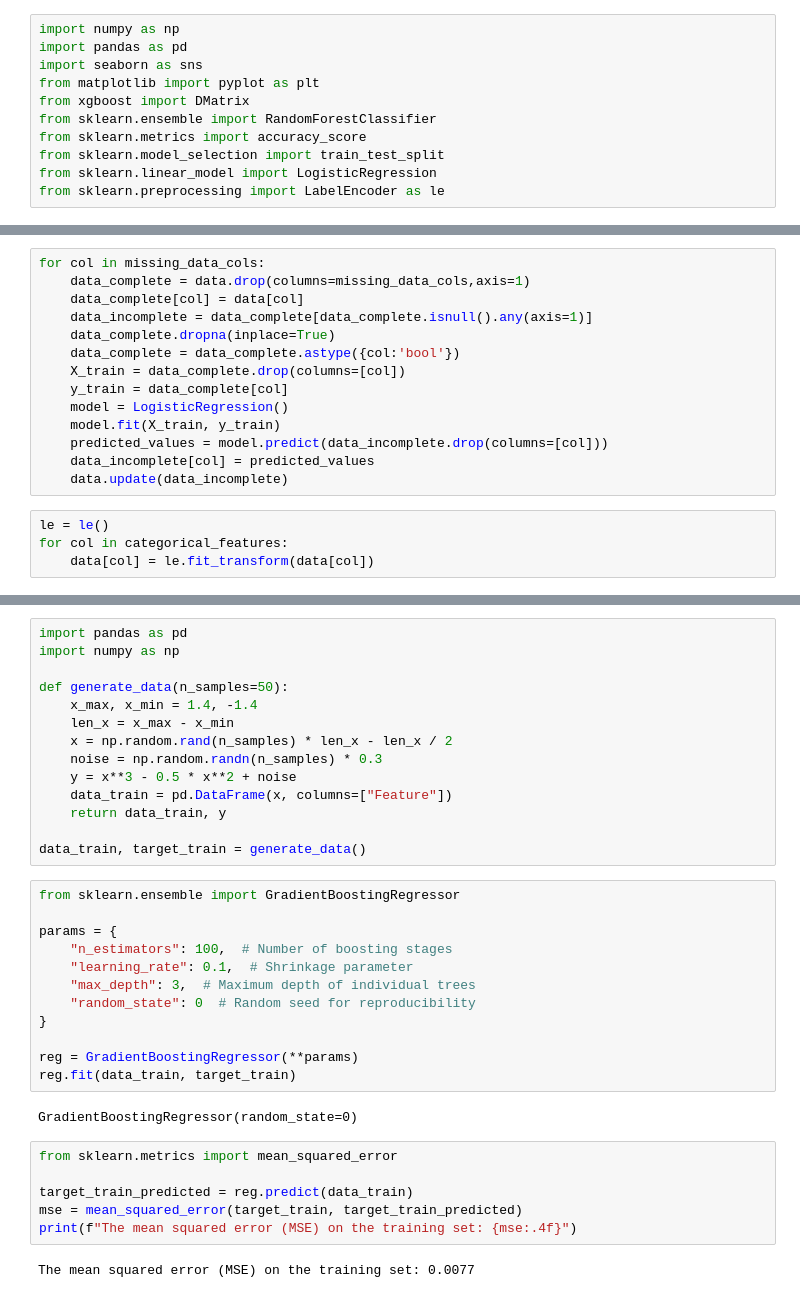
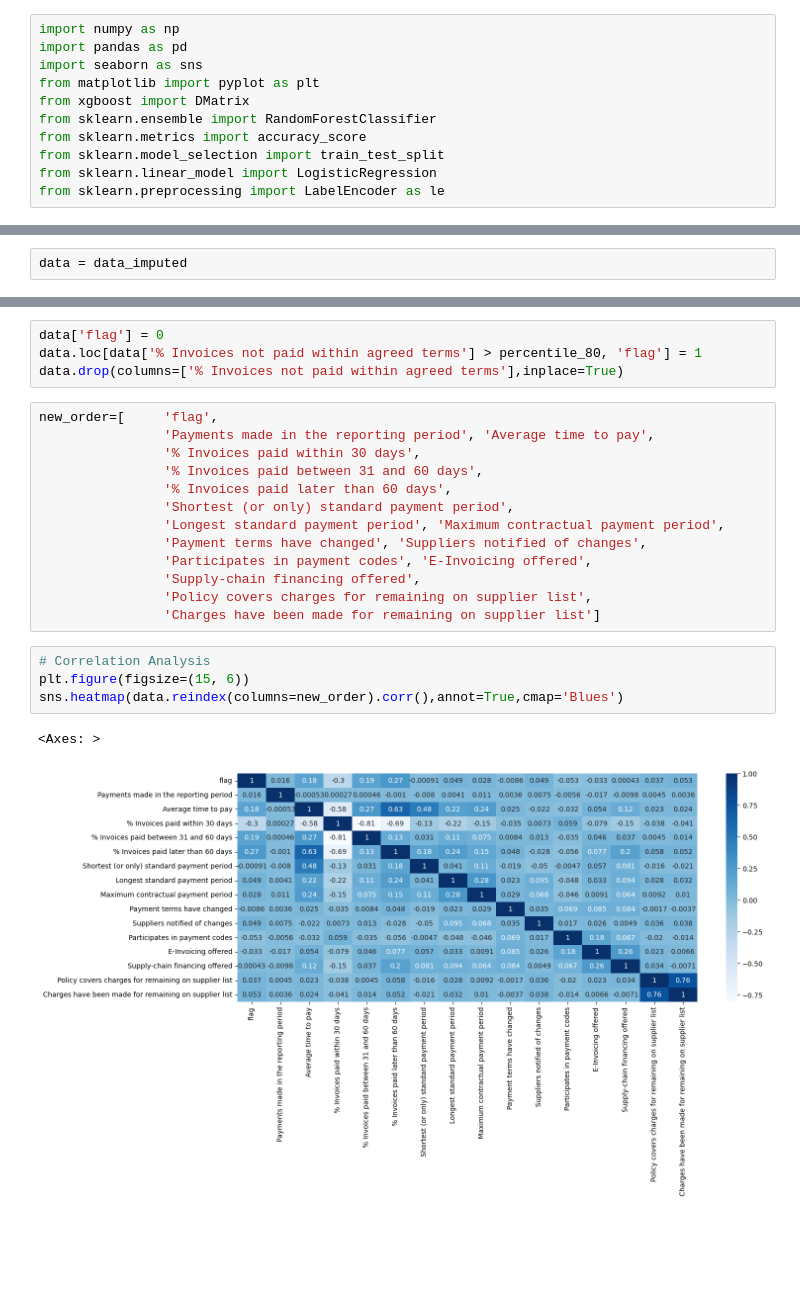
Before and after one commit to Lasya-t07/mini-proj, a Jupyter notebook: olddata.ipynb, the cells around one changed output, grey strips where cells are left out. Drawn from its saved outputs; the diff is of its cells as text; blank space fills up the shorter version.

```diff
--- a/olddata.ipynb
+++ b/olddata.ipynb
@@ -149,3 +120,5 @@ for column in missing_data_cols:
+# %%
+data = data_imputed
 # %%
 missing_data = pd.DataFrame({'total_missing': data.isnull().sum(), 'perc_missing': (data.isnull().mean())*100})
 missing_data
@@ -172,18 +142,0 @@ Handling categorical missing values
-# %%
-for col in missing_data_cols:
-    data_complete = data.drop(columns=missing_data_cols,axis=1)
-    data_complete[col] = data[col]
-    data_incomplete = data_complete[data_complete.isnull().any(axis=1)]
-    data_complete.dropna(inplace=True)
-    data_complete = data_complete.astype({col:'bool'})
-    X_train = data_complete.drop(columns=[col])
-    y_train = data_complete[col]
-    model = LogisticRegression()
-    model.fit(X_train, y_train)
-    predicted_values = model.predict(data_incomplete.drop(columns=[col]))
-    data_incomplete[col] = predicted_values
-    data.update(data_incomplete)
-# %%
-le = le()
-for col in categorical_features:
-    data[col] = le.fit_transform(data[col])
@@ -379,36 +143,24 @@ weighted avg       0.92      0.91      0.91     21907
-# %%
-import pandas as pd
-import numpy as np
-
-def generate_data(n_samples=50):
-    x_max, x_min = 1.4, -1.4
-    len_x = x_max - x_min
-    x = np.random.rand(n_samples) * len_x - len_x / 2
-    noise = np.random.randn(n_samples) * 0.3
-    y = x**3 - 0.5 * x**2 + noise
-    data_train = pd.DataFrame(x, columns=["Feature"])
-    return data_train, y
-
-data_train, target_train = generate_data()
-# %%
-from sklearn.ensemble import GradientBoostingRegressor
-
-params = {
-    "n_estimators": 100,  # Number of boosting stages
-    "learning_rate": 0.1,  # Shrinkage parameter
-    "max_depth": 3,  # Maximum depth of individual trees
-    "random_state": 0  # Random seed for reproducibility
-}
-
-reg = GradientBoostingRegressor(**params)
-reg.fit(data_train, target_train)
-# %% [output]
-GradientBoostingRegressor(random_state=0)
-# %%
-from sklearn.metrics import mean_squared_error
-
-target_train_predicted = reg.predict(data_train)
-mse = mean_squared_error(target_train, target_train_predicted)
-print(f"The mean squared error (MSE) on the training set: {mse:.4f}")
-# %% [output]
-The mean squared error (MSE) on the training set: 0.0077
+# %%
+data['flag'] = 0
+data.loc[data['% Invoices not paid within agreed terms'] > percentile_80, 'flag'] = 1
+data.drop(columns=['% Invoices not paid within agreed terms'],inplace=True)
+# %%
+new_order=[     'flag',
+                'Payments made in the reporting period', 'Average time to pay',
+                '% Invoices paid within 30 days',
+                '% Invoices paid between 31 and 60 days',
+                '% Invoices paid later than 60 days',
+                'Shortest (or only) standard payment period',
+                'Longest standard payment period', 'Maximum contractual payment period',
+                'Payment terms have changed', 'Suppliers notified of changes',
+                'Participates in payment codes', 'E-Invoicing offered',
+                'Supply-chain financing offered',
+                'Policy covers charges for remaining on supplier list',
+                'Charges have been made for remaining on supplier list']
+# %%
+# Correlation Analysis
+plt.figure(figsize=(15, 6))
+sns.heatmap(data.reindex(columns=new_order).corr(),annot=True,cmap='Blues')
+# %% [output]
+<Axes: >
+[figure, added]
```
Also changed, not shown: parts of 56 cells of this notebook, 5 other files.
